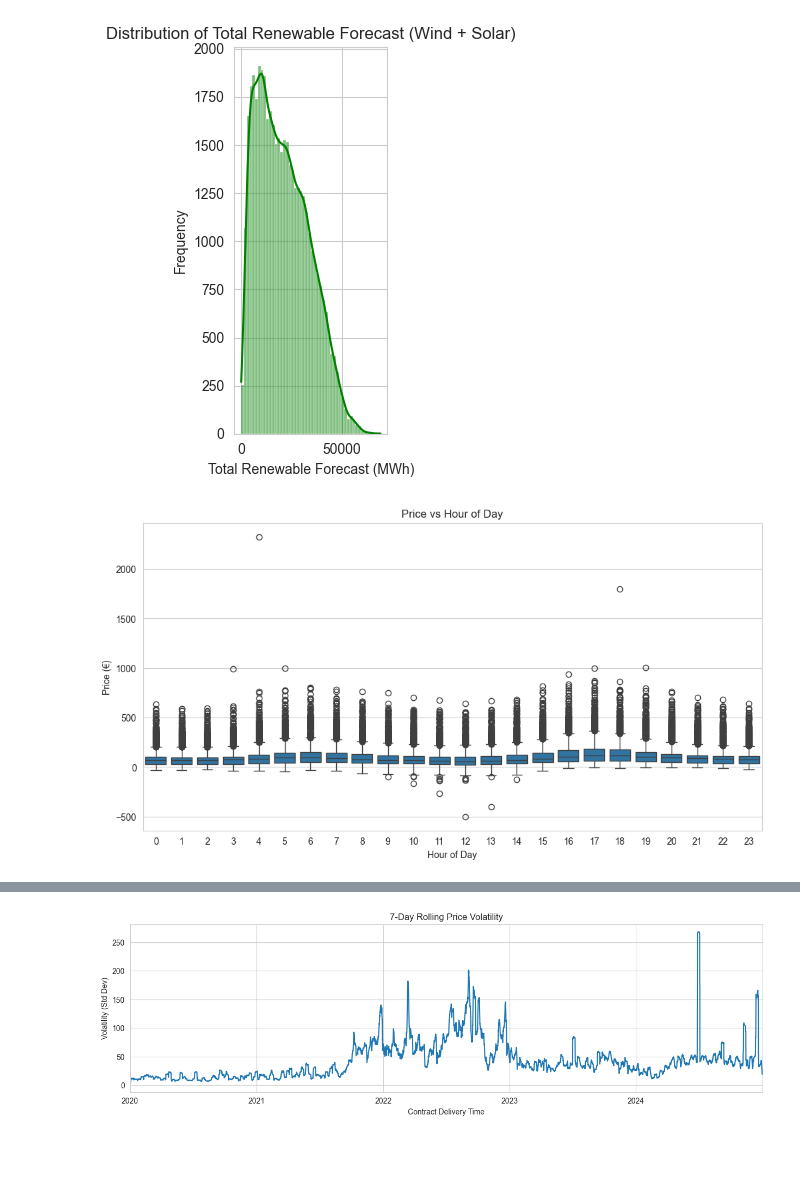
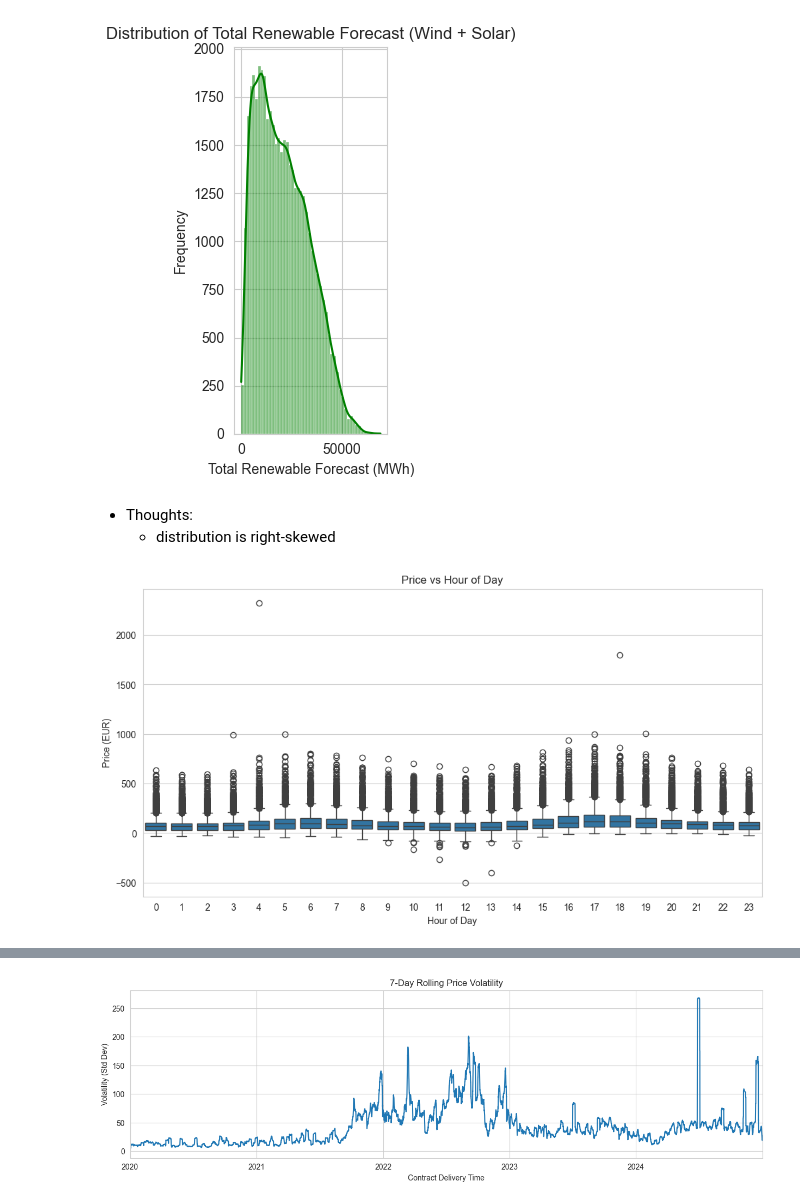
Before and after one commit to RNstu08/Electricity-Price-Forecast, a Jupyter notebook: day_ahead_price_forecasting.ipynb, the cells around one changed output, grey strips where cells are left out. Saved outputs shown, nothing was run; the diff lists cells and outputs as text; code cells hidden in the pictures; blank space fills up the shorter version.

```diff
--- a/day_ahead_price_forecasting.ipynb
+++ b/day_ahead_price_forecasting.ipynb
@@ -254,14 +251,17 @@ plt.show()
+# %% [markdown]
+* Thoughts:
+    - distribution is right-skewed
 # %%
 # Price vs Hour of Day
 df['hour'] = df['contract-delivery'].dt.hour
 plt.figure(figsize=(12, 6))
 sns.boxplot(x='hour', y='day-ahead-auction-price', data=df)
 plt.title("Price vs Hour of Day")
 plt.xlabel("Hour of Day")
-plt.ylabel("Price (€)")
+plt.ylabel("Price (EUR)")
 plt.show()
 # %% [output]
-[figure, old version]
+[figure, new version]
 # %%
 # Price vs Day of Week
 df['weekday'] = df['contract-delivery'].dt.dayofweek # 0 = Monday
```
Also changed, not shown: parts of 63 cells of this notebook.
